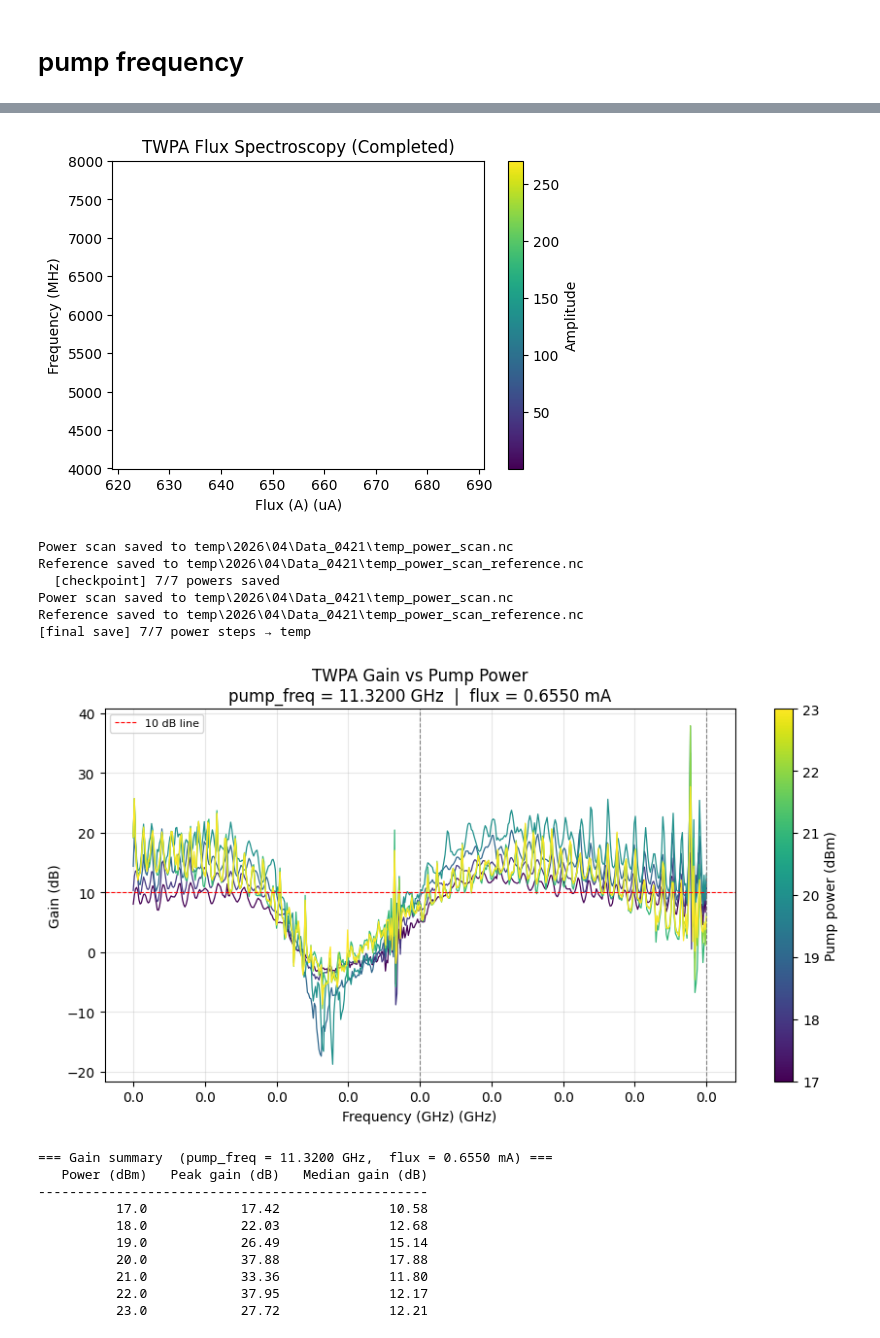
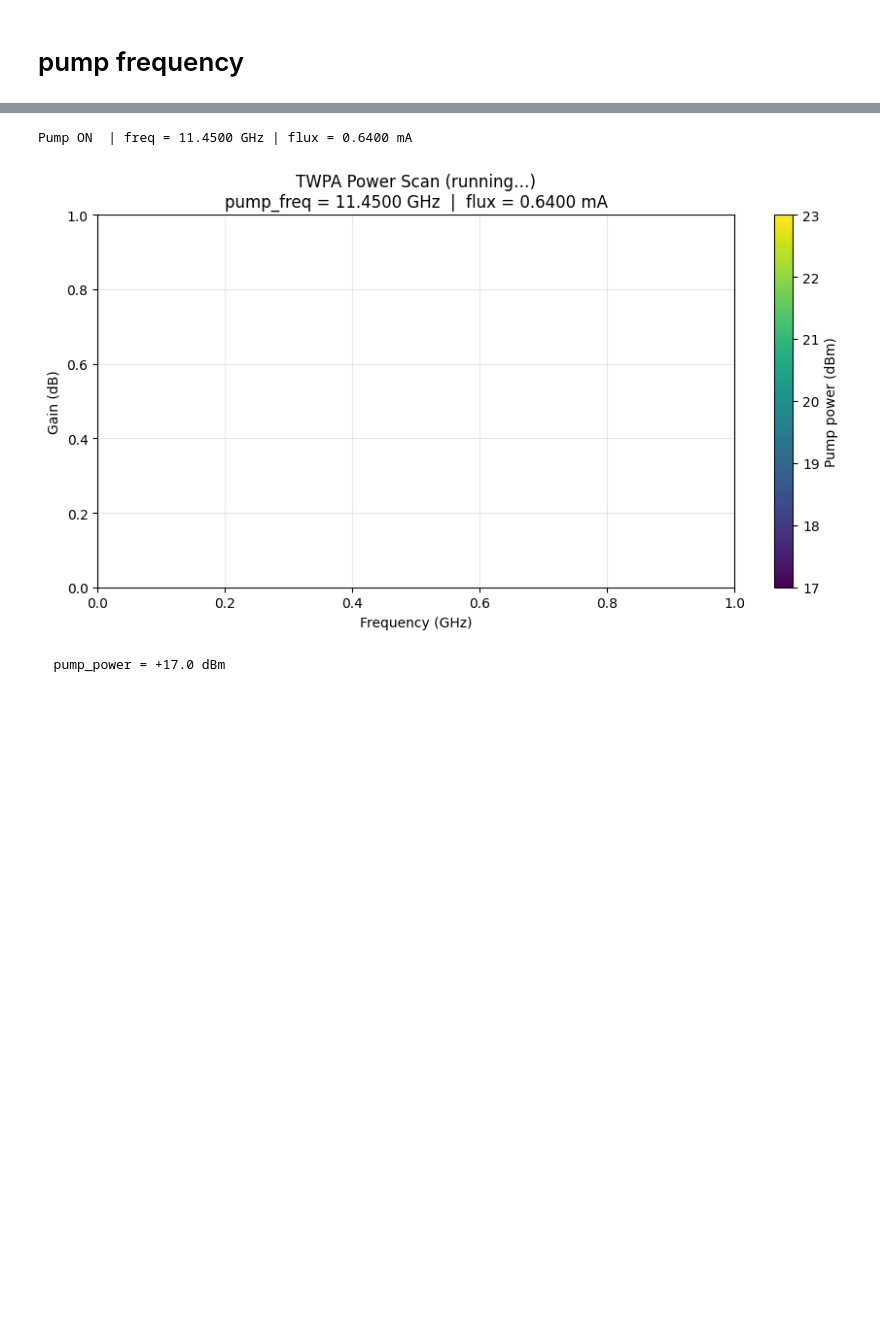
Before and after one commit to JayChien04717/SQC_soc, a Jupyter notebook: twpa.ipynb, the cells around one changed output, grey strips where cells are left out. Cells and saved outputs as stored; diff of their text form; code cells hidden in the pictures; blank space fills up the shorter version.

Commit message:
Update TWPA scripts, liveplot utility, and documentation

```diff
--- a/twpa.ipynb
+++ b/twpa.ipynb
@@ -79,8 +79,8 @@ run_cfg.update(
 
 onetone = ResonatorSpec(run_cfg)
 result = onetone.run(py_avg=1, solve_type="hm")
-## update value ##
-config_all.update("res_freq_ge", round(result['Fres(GHz)']*1e3, 4), q_index=qubit)
-onetone.saveLabber(qubit, yoko_value=None, config_all=config_all)
+# ## update value ##
+# config_all.update("res_freq_ge", round(result['Fres(GHz)']*1e3, 4), q_index=qubit)
+# onetone.saveLabber(qubit, yoko_value=None, config_all=config_all)
 # %% [output]
 abcd_rf_fit result:
@@ -160,9 +161,9 @@ pump = AnritsuMG3692("192.168.10.182")
 # %% [output]
 Connected to: ANRITSU,MG3692C,192403,3.62
 # %%
-pump.frequency = 11.32e9
+pump.frequency = 1.145e+10
 pump.output(True)
-pump.power=20
+pump.power=21
 # %%
 pump.off()
 # %% [markdown]
@@ -179,9 +180,9 @@ STOP_FREQ = 8000  # [MHz]
 STEPS = 501
 
 
-Start_flux = 0.65
-Stop_flux = 0.655
-Steps_flux = 3
+Start_flux = 0.5
+Stop_flux = 0.7
+Steps_flux = 21
 yoko_range = np.linspace(Start_flux, Stop_flux, Steps_flux) * 1e-3
 
 run_cfg = config_all.get_qubit(qubit)
@@ -205,9 +206,9 @@ ref.run(1, yoko_inst=yoko_connect, yoko_value=yoko_range, yoko_mode="current")
 ref.saveLabber(qubit, config_all=config_all, name="unpumped_ref")
 
 
-PUMP_FREQS = np.linspace(11.31e9, 11.32e9, 3)
+PUMP_FREQS = np.linspace(10e9, 11e9, 21)
 pump.output(True)
-gain = TWPAGain(run_cfg, pump, pump_freqs=PUMP_FREQS, pump_power=20)
+gain = TWPAGain(run_cfg, pump, pump_freqs=PUMP_FREQS, pump_power=25)
 gain.YOKO_CURRENT_RAMP_STEP = 10e-6
 gain.YOKO_RAMP_INTERVAL = 0.01
 
@@ -236,36 +247,37 @@ WARNING:root:Cannot determine argmax. This usually means that there are no non-N
 # %%
 from qick_workspace.scrip.s002g_TWPA_power_scan import TWPAPowerScan
+from qick_workspace.scrip.s002e_TWPA_gain import TWPAGain
+from qick_workspace.tools.mg3692 import AnritsuMG3692
+from qick_workspace.scrip.s002d_TWPA_flux import TWPAFlux
 
-PUMP_FREQ  = 11.32e9          # Hz — fixed
-FLUX_VALUE = 0.655e-3         # A  — fixed (pick one from yoko_range)
+
+
+START_FREQ = 4000  # [MHz]
+STOP_FREQ = 8000  # [MHz]
+STEPS = 501
+run_cfg = config_all.get_qubit(qubit)
+run_cfg.update(
+    [
+        ("steps", STEPS),
+        ("res_gain_ge", 0.4),
+        ("res_freq_ge", QickSweep1D("freqloop", START_FREQ, STOP_FREQ)),
+        ("relax_delay", 1),
+    ]
+)
+PUMP_FREQ  = 11.45e9          # Hz — fixed
+FLUX_VALUE = 0.64e-3         # A  — fixed (pick one from yoko_range)
 PUMP_POWERS = np.arange(17, 24, 1)   # dBm, adjust range as needed
 
 scan = TWPAPowerScan(run_cfg, pump, pump_freq=PUMP_FREQ,
                      pump_powers=PUMP_POWERS, flux_value=FLUX_VALUE)
 scan.YOKO_CURRENT_RAMP_STEP = 10e-6
 scan.YOKO_RAMP_INTERVAL = 0.01
 
 pump.output(True)
-scan.run(1, yoko_inst=yoko_connect, yoko_mode="current",
-         temp_folder="temp", reference=ref)
+scan.run(1, yoko_inst=yoko_connect, reference=ref)
 
 scan.analyze(reference=ref, f_min=6e9, f_max=8e9)
 # %% [output]
+Pump ON  | freq = 11.4500 GHz | flux = 0.6400 mA
-[figure, old version]
+[figure, new version]
-Power scan saved to temp\2026\04\Data_0421\temp_power_scan.nc
-Reference saved to temp\2026\04\Data_0421\temp_power_scan_reference.nc
-  [checkpoint] 7/7 powers saved
-Power scan saved to temp\2026\04\Data_0421\temp_power_scan.nc
-Reference saved to temp\2026\04\Data_0421\temp_power_scan_reference.nc
-[final save] 7/7 power steps → temp
-[figure, old version]
-=== Gain summary  (pump_freq = 11.3200 GHz,  flux = 0.6550 mA) ===
-   Power (dBm)   Peak gain (dB)   Median gain (dB)
---------------------------------------------------
-          17.0            17.42              10.58
-          18.0            22.03              12.68
-          19.0            26.49              15.14
-          20.0            37.88              17.88
-          21.0            33.36              11.80
-          22.0            37.95              12.17
-          23.0            27.72              12.21
+  pump_power = +17.0 dBm
```
Also changed, not shown: parts of 10 cells of this notebook, 5 other files.
